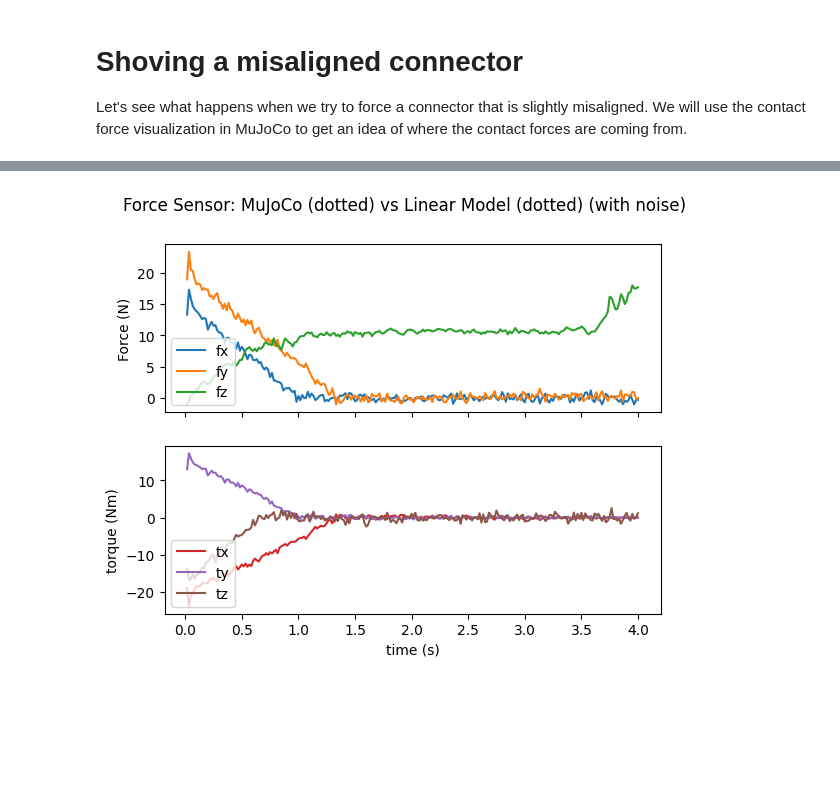
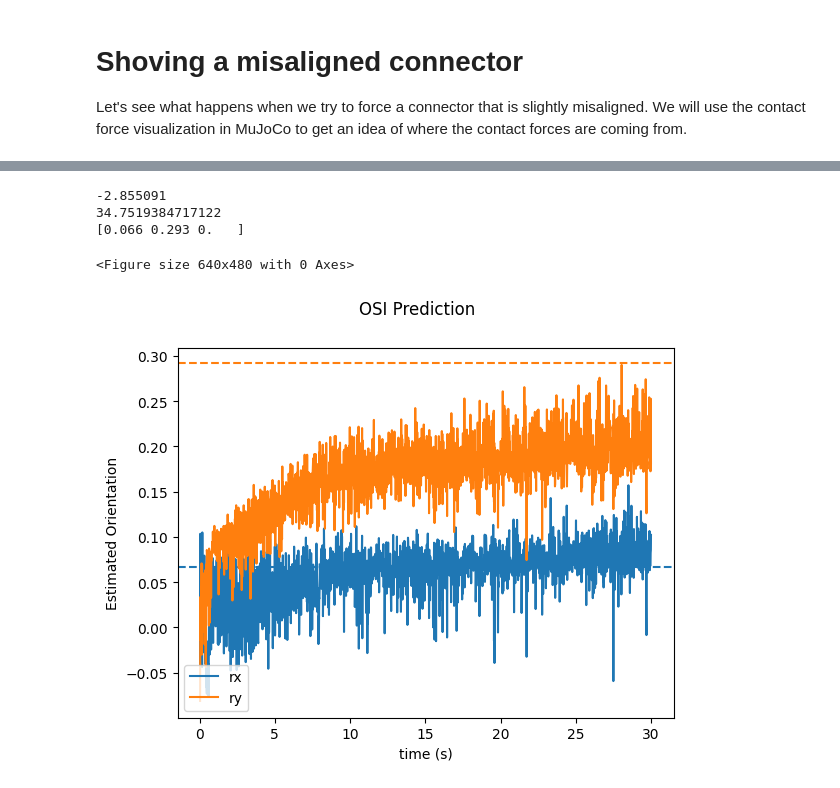
Before and after one commit to mass2010chromium/cs8803_project, a Jupyter notebook: notebook/plugging_6dof.ipynb, the cells around one changed output, grey strips where cells are left out. Drawn from its saved outputs; the diff is of its cells as text; code cells hidden in the pictures; blank space fills up the shorter version.

```diff
--- a/notebook/plugging_6dof.ipynb
+++ b/notebook/plugging_6dof.ipynb
@@ -1135,27 +645,32 @@ media.show_video(frames, fps=framerate, width = 500, height = 500)
-# %%
-# @title Force torque sensor data from controlled insertion (with noise)
-
-
-# plot mj vs linear model
-f, (ax1, ax2) = plt.subplots(2, 1, sharex=True)
-
-labels = ['fx', 'fy', 'fz']
-ls = 'dotted'
-for i in range(3):
-    color = plt.get_cmap('tab10')(i)
-    ax1.plot(t_vec[1:], ft_hist[1:,i], color = color, label = labels[i-3])
-ax1.set_ylabel('Force (N)')
-ax1.legend(loc = 'lower left')
-
-labels = ['tx', 'ty', 'tz']
-for i in range(3):
-    i = i + 3
-    color = plt.get_cmap('tab10')(i)
-    ax2.plot(t_vec[1:], ft_hist[1:,i], color = color, label = labels[i-3])
-ax2.set_xlabel('time (s)')
-ax2.set_ylabel('torque (Nm)');
-ax2.legend(loc = 'lower left')
-
-f.suptitle('Force Sensor: MuJoCo (dotted) vs Linear Model (dotted) (with noise)');
-# %% [output]
-[figure, removed]
+# %%
+# @title Force torque data from misaligned plugging
+# plot mj vs linear model
+misaligned_sensor_data = np.array(sensor_data)
+plt.figure(0)
+f, ax1 = plt.subplots(1, 1, sharex=True)
+# f, (ax3, ax4, ax5, ax6, ax7) = plt.subplots(5, 1, sharex=True)
+plot_actions = np.array(all_actions)
+print(plot_actions[:, 2].mean())
+print(np.linalg.norm(misaligned_sensor_data[:, :6], axis=1).mean())
+print(rpy)
+
+labels = ['rx', 'ry']
+for i in range(2):
+    i = i
+    color = plt.get_cmap('tab10')(i)
+    ax1.plot(t_vec[2:], misaligned_sensor_data[1:,18+i], color = color, label = labels[i])
+    ax1.axhline(y=rpy[i], color=color, linestyle='--')
+ax1.set_ylabel('Estimated Orientation');
+ax1.legend(loc = 'lower left')
+
+
+ax1.set_xlabel('time (s)')
+
+
+f.suptitle('OSI Prediction');
+# %% [output]
+-2.855091
+34.7519384717122
+[0.066 0.293 0.   ]
+<Figure size 640x480 with 0 Axes>
+[figure, added]
```
Also changed, not shown: parts of 26 cells of this notebook, 3 other files.
